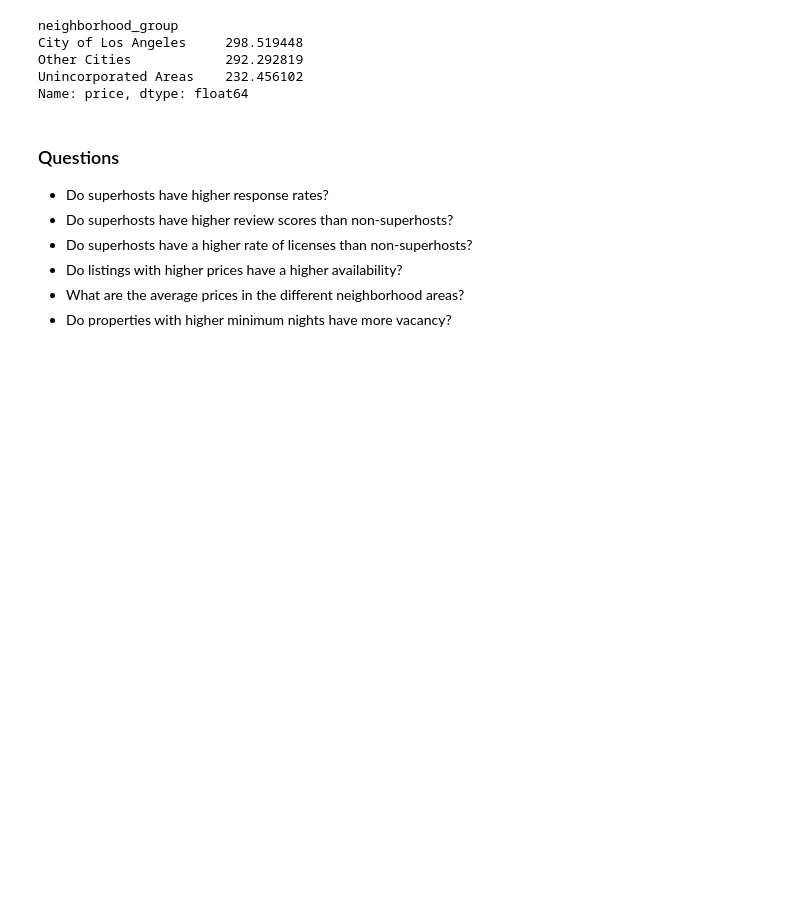
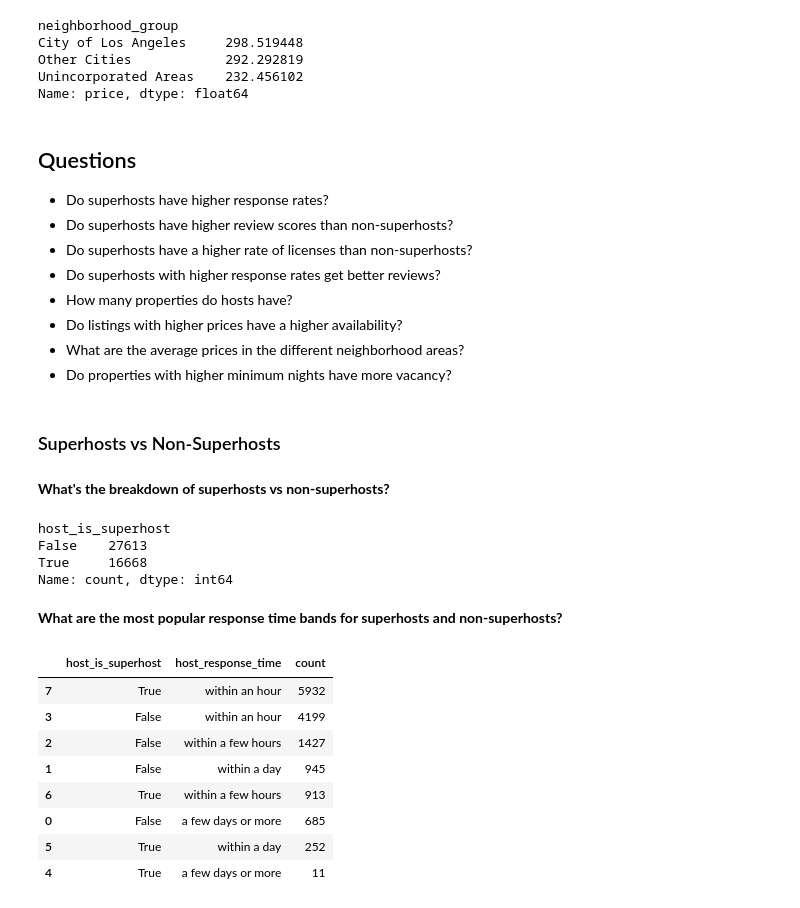
Before and after one commit to smpotts/los-angeles-airbnb-listings, a Jupyter notebook: los_angeles_airbnb_analysis.ipynb, the cells around one changed output. Drawn from its saved outputs; the diff is of its cells as text; code cells hidden in the pictures; blank space fills up the shorter version.

```diff
--- a/los_angeles_airbnb_analysis.ipynb
+++ b/los_angeles_airbnb_analysis.ipynb
@@ -126,13 +89,42 @@ Other Cities            292.292819
 Unincorporated Areas    232.456102
 Name: price, dtype: float64
 # %% [markdown]
-### Questions
+## Questions
 - Do superhosts have higher response rates?
 - Do superhosts have higher review scores than non-superhosts?
 - Do superhosts have a higher rate of licenses than non-superhosts?
+- Do superhosts with higher response rates get better reviews?
+- How many properties do hosts have?
 - Do listings with higher prices have a higher availability?
 - What are the average prices in the different neighborhood areas?
 - Do properties with higher minimum nights have more vacancy?
+# %% [markdown]
+### Superhosts vs Non-Superhosts
+# %% [markdown]
+**What's the breakdown of superhosts vs non-superhosts?**
+# %%
+clean_df['host_is_superhost'].value_counts()
+# %% [output]
+host_is_superhost
+False    27613
+True     16668
+Name: count, dtype: int64
+# %% [markdown]
+**What are the most popular response time bands for superhosts and non-superhosts?**
+# %%
+grouped = host_df.groupby(['host_is_superhost', 'host_response_time']).size().reset_index(name='count')
+sorted_grouped = grouped.sort_values(by='count', ascending=False)
+sorted_grouped
+# %% [output]
+|  | host_is_superhost | host_response_time | count |
+| 7 | True | within an hour | 5932 |
+| 3 | False | within an hour | 4199 |
+| 2 | False | within a few hours | 1427 |
+| 1 | False | within a day | 945 |
+| 6 | True | within a few hours | 913 |
+| 0 | False | a few days or more | 685 |
+| 5 | True | within a day | 252 |
+| 4 | True | a few days or more | 11 |
 # %%
 clean_df.head()
 # %% [output]
```
Also changed, not shown: parts of 10 cells of this notebook.
